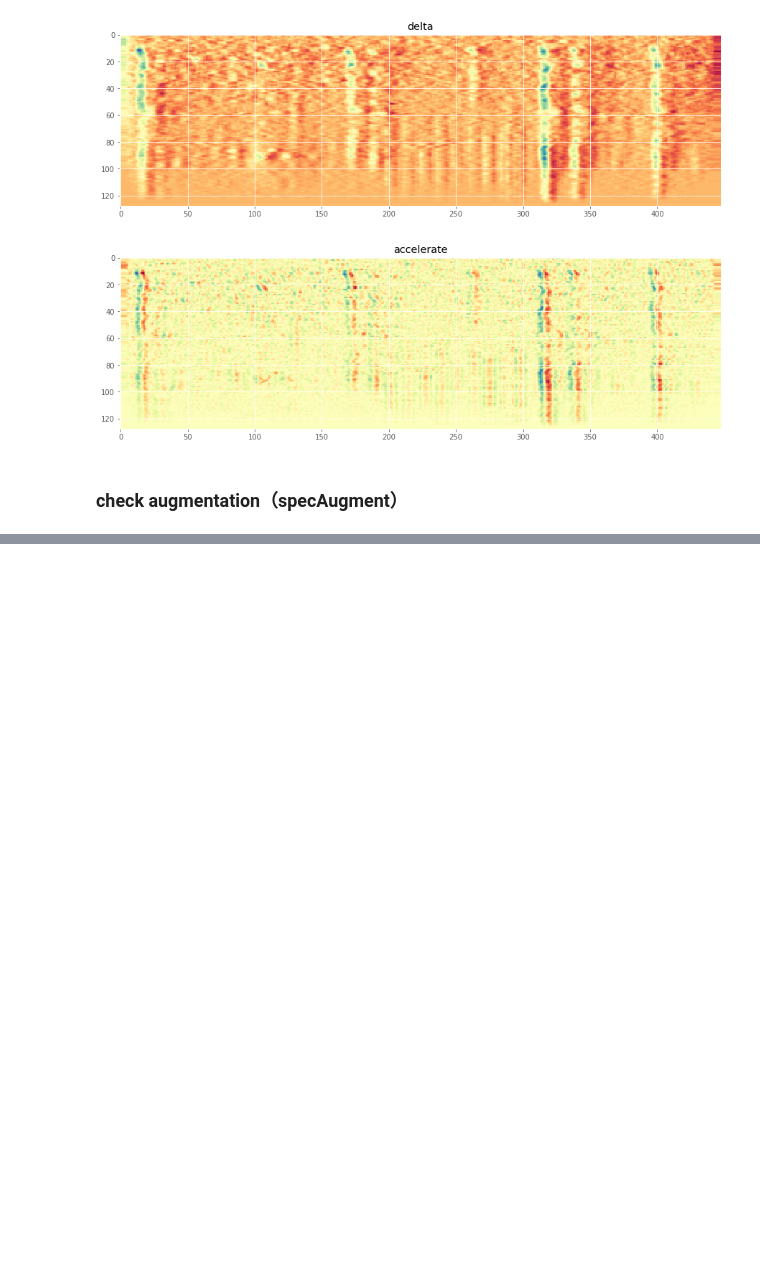
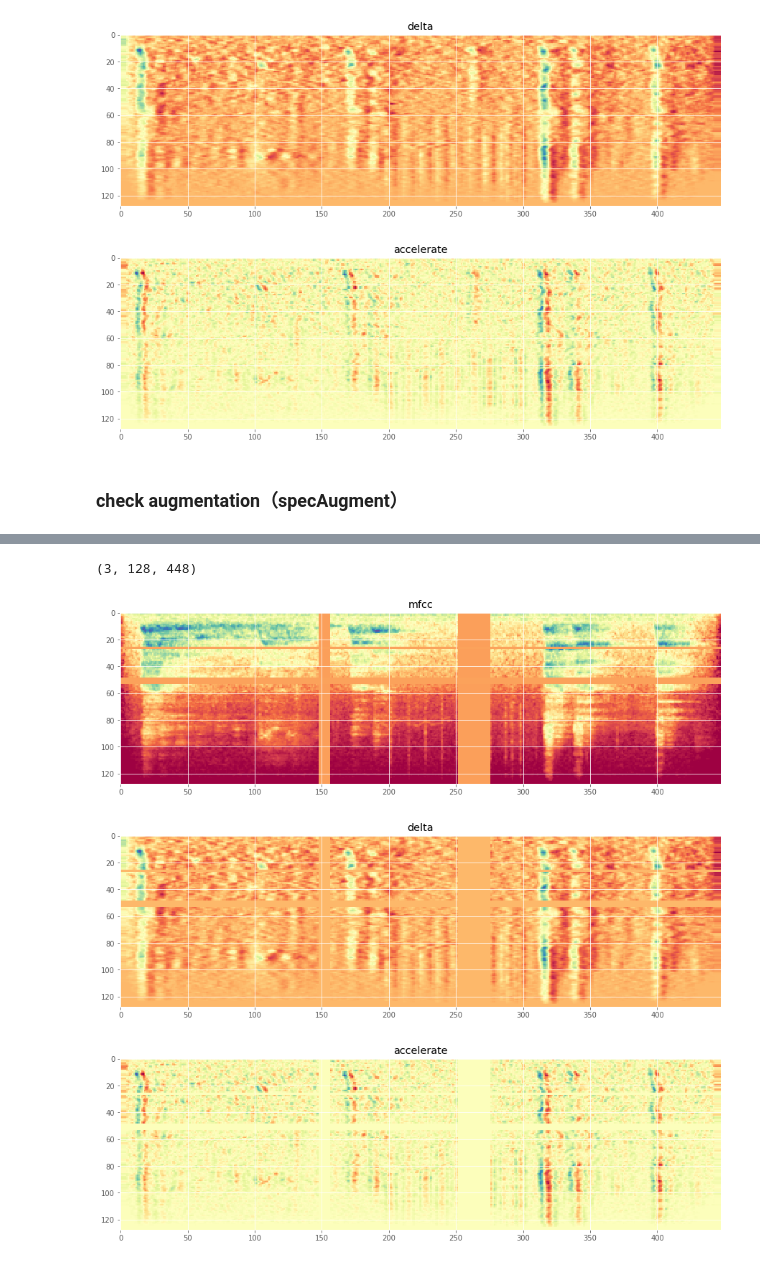
Before and after one commit to hakubishin3/kaggle_freesound2019, a Jupyter notebook: notebooks/check_logmel_features.ipynb, the cells around one changed output, grey strips where cells are left out. Cells and saved outputs as stored; diff of their text form; code cells hidden in the pictures; blank space fills up the shorter version.

```diff
--- a/notebooks/check_logmel_features.ipynb
+++ b/notebooks/check_logmel_features.ipynb
@@ -260,0 +276,18 @@ def time_mask(spec, T=40, num_masks=1, replace_with_zero=False):
+# %%
+fe_freq_mask = freq_mask(time_mask(fe_sc, T=40, num_masks=2, replace_with_zero=False), F=40, num_masks=2)
+print(fe_freq_mask.shape)
+
+fig, ax = plt.subplots(figsize=(15, 5))
+ax.imshow(fe_freq_mask[0, :, :], cmap='Spectral', interpolation='nearest')
+plt.title("mfcc")
+fig, ax = plt.subplots(figsize=(15, 5))
+ax.imshow(fe_freq_mask[1, :, :], cmap='Spectral', interpolation='nearest')
+plt.title("delta")
+fig, ax = plt.subplots(figsize=(15, 5))
+ax.imshow(fe_freq_mask[2, :, :], cmap='Spectral', interpolation='nearest')
+plt.title("accelerate");
+# %% [output]
+(3, 128, 448)
+[figure, added]
+[figure, added]
+[figure, added]
```
Also changed, not shown: parts of 3 cells of this notebook, 10 other files.
